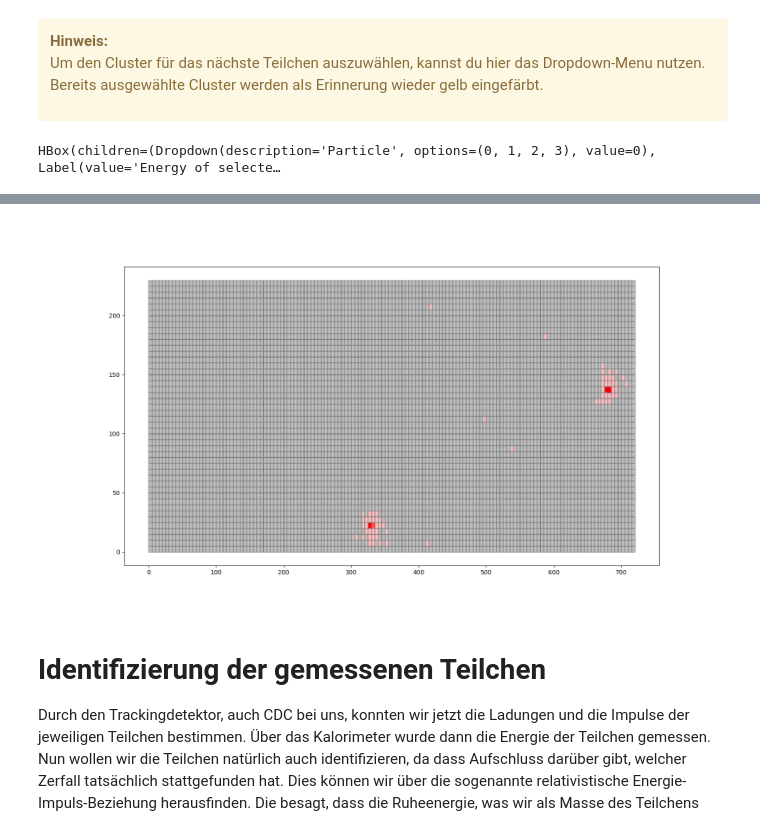
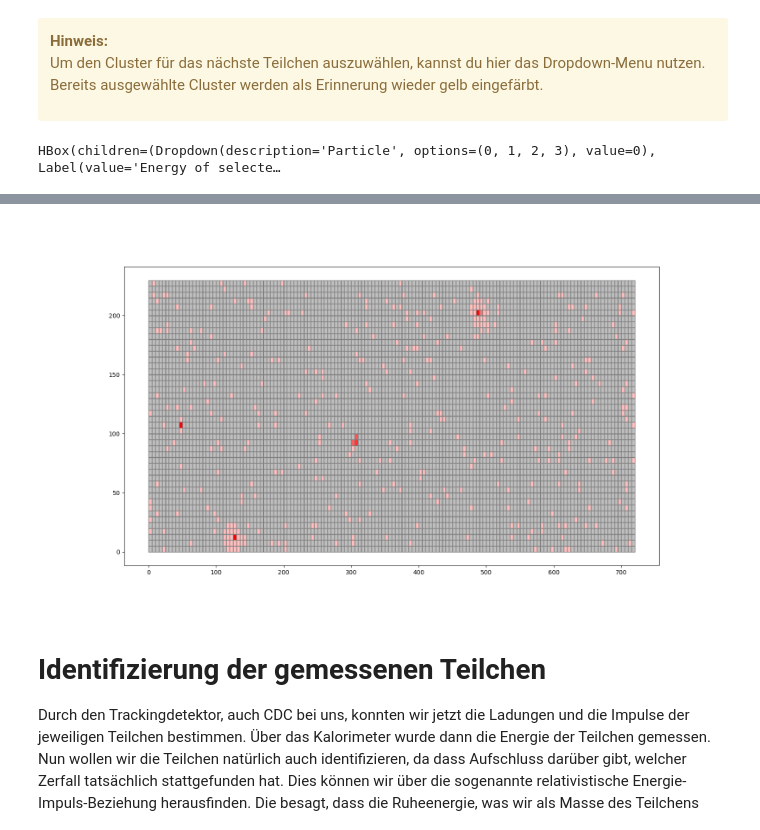
Before and after one commit to haide-i/Masterclass-BelleII, a Jupyter notebook: Event_Interpretation.ipynb, the cells around one changed output, grey strips where cells are left out. Cells and saved outputs as stored; diff of their text form; code cells hidden in the pictures.

```diff
--- a/Event_Interpretation.ipynb
+++ b/Event_Interpretation.ipynb
@@ -12,7 +12,7 @@ Führe die untere Zelle aus, um die Aufgabe zu starten.
 from src.widgets import *
 import warnings
 warnings.filterwarnings('ignore')
-two_particle_event = "EEEE/fourparticles_00.h5"
+two_particle_event = "/ceph/ihaide/GirlsDay/fourvectors/mixed/fourparticles_1420_test.h5"
 # %% [markdown]
 ## Was ist ein Ereignis?
 # %% [markdown]
@@ -60,12 +60,12 @@ Rekonstruiere die Spuren der beiden Teilchen.
 
 Um den Cluster für das nächste Teilchen auszuwählen, kannst du hier das Dropdown-Menu nutzen. Bereits ausgewählte Cluster werden als Erinnerung wieder gelb eingefärbt.
 # %%
-ew = ECLWidget(two_particle_event, noise_rate = 0.0)
+ew = ECLWidget(two_particle_event, noise_rate = 0.05)
 ew.show()
 # %% [output]
 HBox(children=(Dropdown(description='Particle', options=(0, 1, 2, 3), value=0), Label(value='Energy of selecte…
 [interactive output not drawn]
-[figure, old version]
+[figure, new version]
 # %% [markdown]
 # Identifizierung der gemessenen Teilchen
 
```
Also changed, not shown: parts of 2 cells of this notebook, 3 other files.
